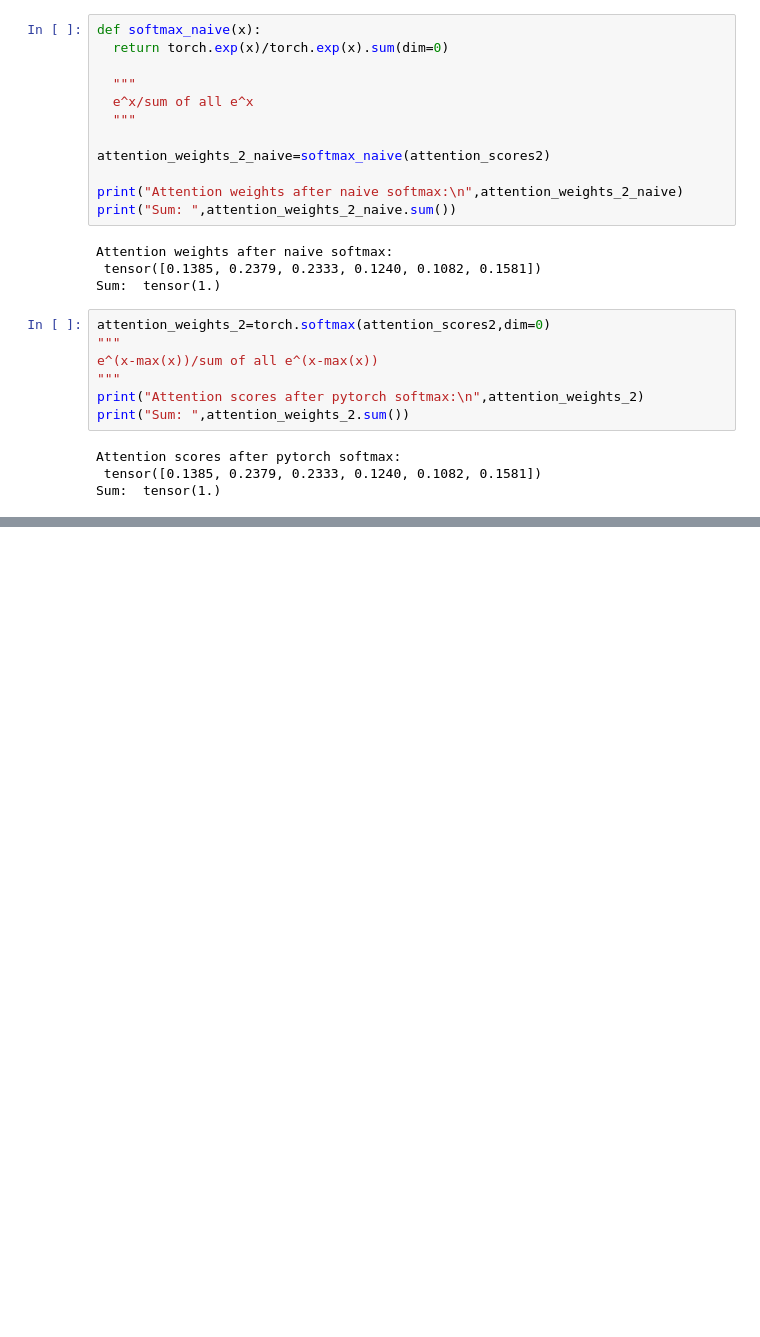
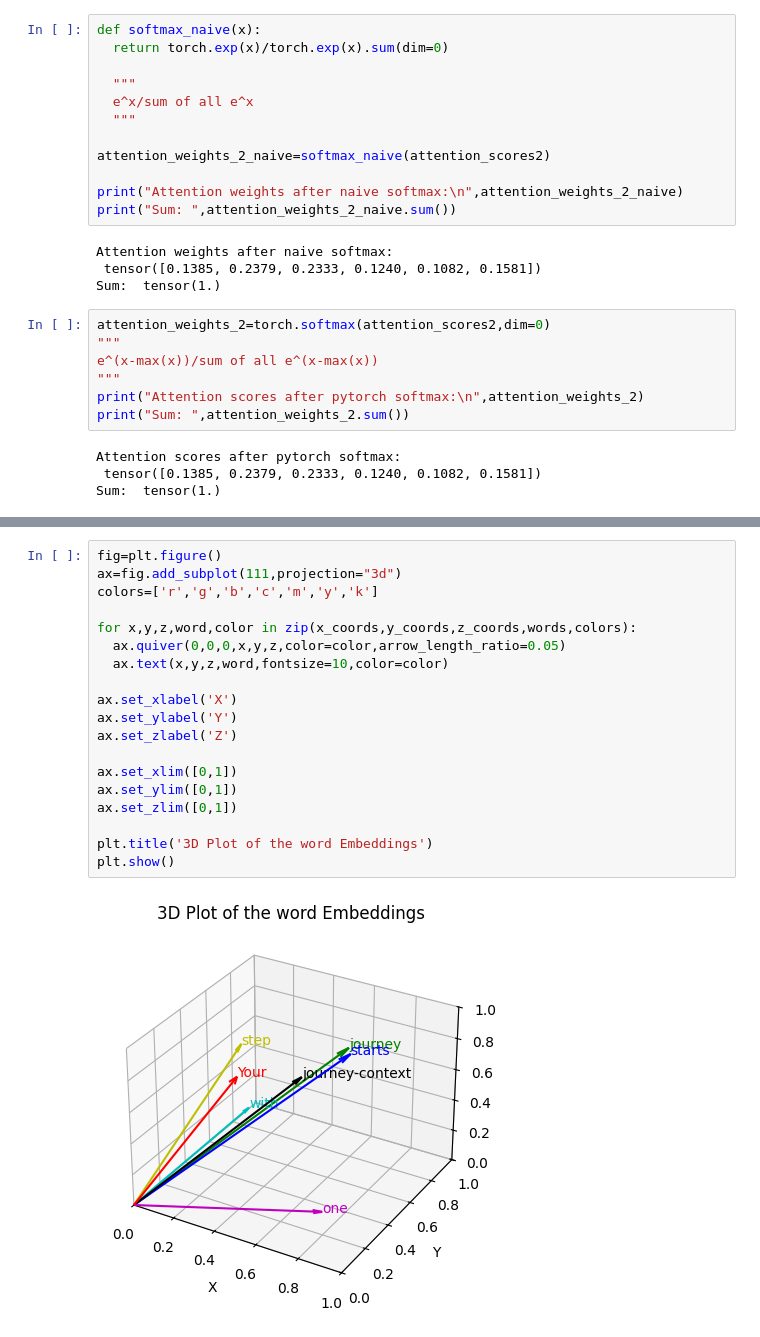
Before and after one commit to Ayush-Debnath/tinyLLM, a Jupyter notebook: tokenizer.ipynb, the cells around one changed output, grey strips where cells are left out. Drawn from its saved outputs; the diff is of its cells as text; blank space fills up the shorter version.

```diff
--- a/tokenizer.ipynb
+++ b/tokenizer.ipynb
@@ -577,0 +623,21 @@ Sum:  tensor(1.)
+# %%
+fig=plt.figure()
+ax=fig.add_subplot(111,projection="3d")
+colors=['r','g','b','c','m','y','k']
+
+for x,y,z,word,color in zip(x_coords,y_coords,z_coords,words,colors):
+  ax.quiver(0,0,0,x,y,z,color=color,arrow_length_ratio=0.05)
+  ax.text(x,y,z,word,fontsize=10,color=color)
+
+ax.set_xlabel('X')
+ax.set_ylabel('Y')
+ax.set_zlabel('Z')
+
+ax.set_xlim([0,1])
+ax.set_ylim([0,1])
+ax.set_zlim([0,1])
+
+plt.title('3D Plot of the word Embeddings')
+plt.show()
+# %% [output]
+[figure, added]
```
Also changed, not shown: parts of 3 cells of this notebook.
